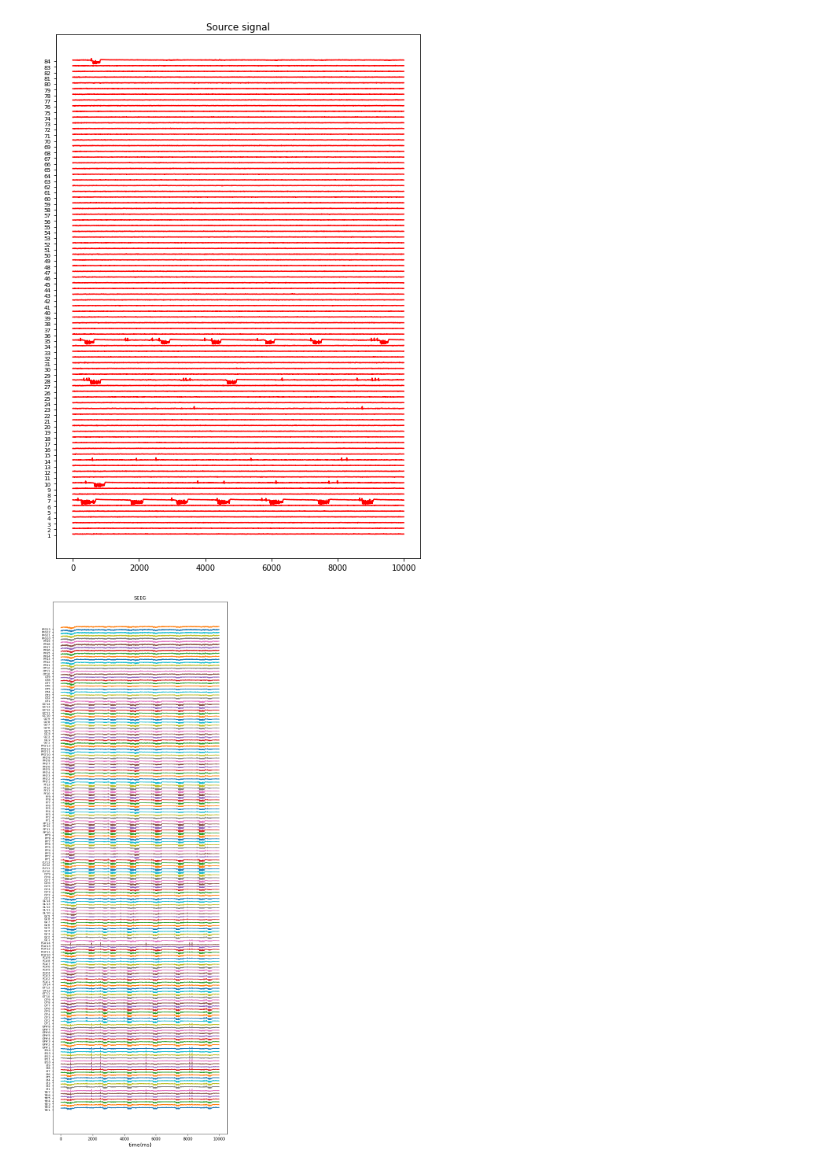
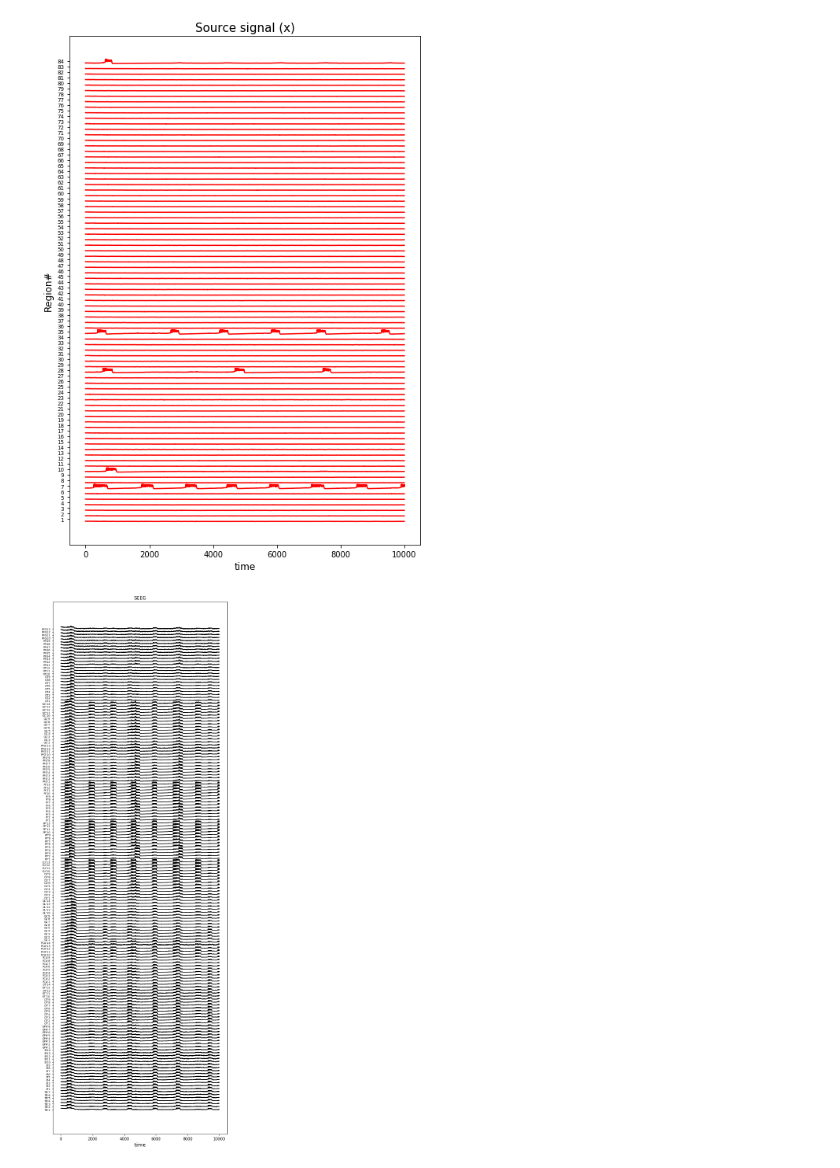
Before and after one commit to dhrunia/infr_szr_prpgtn, a Jupyter notebook: TVB_forward_sim.ipynb, the cells around one changed output. Cells and saved outputs as stored; diff of their text form; code cells hidden in the pictures.

```diff
--- a/TVB_forward_sim.ipynb
+++ b/TVB_forward_sim.ipynb
@@ -26,7 +26,7 @@ def get_equilibrium(model, init):
     return x
 
 rootDir = '/home/anirudhnihalani/vep.stan'
-results_dir = os.path.join(rootDir, 'results/exp7/exp7.1')
+results_dir = os.path.join(rootDir, 'results/exp9')
 ! mkdir -p {results_dir}
 ! mkdir -p {results_dir}/logs
 ! mkdir -p {results_dir}/figures
@@ -38,6 +38,7 @@ con = connectivity.Connectivity.from_file(os.path.join(rootDir,"data/CJ/connecti
 con.speed = np.inf
 # normalize
 con.weights = con.weights/np.max(con.weights)
+con.weights[np.diag_indices(con.weights.shape[0])] = 0
 num_regions = len(con.region_labels)
 con.cortical[:] = True     # To avoid adding analytical gain matrix for subcortical sources
 
@@ -142,11 +143,11 @@ sim = simulator.Simulator(model=epileptors,
 sim.configure()
 
 [(ttavg, tavg)] = sim.run(simulation_length=simLen)
-srcSig = tavg[:,-1,:,0].T
+srcSig = tavg[:,0,:,0]
 #  # Normalize the time series to have nice plots
 # tavgn = (srcSig - np.min(srcSig,1)[:,np.newaxis])/(np.max(srcSig, 1) - np.min(srcSig, 1))[:,np.newaxis]
 # Compute the seeg from the source signals
-seeg = np.dot(gain_mat,srcSig)
+seeg = np.dot(gain_mat,srcSig.T)
 # Save data for data fitting
 savePathTS=os.path.join(results_dir,"syn_tvb_ez=%s_pz=%s.npz"%('-'.join([str(el) for el in ez]),'-'.join([str(el) for el in pz])))
-np.savez(savePathTS,src_sig=srcSig,seeg=seeg,x0=epileptors.x0)
+np.savez(savePathTS, time_steps=ttavg, src_sig=srcSig, seeg=seeg, x0=epileptors.x0)
@@ -153,41 +160,45 @@ np.savez(savePathTS,src_sig=srcSig,seeg=seeg,x0=epileptors.x0)
 # %%
+%matplotlib inline
+import matplotlib.pyplot as plt
 # Plot source time series
 indf = 0
 indt = -1
 
 regf = 0
 regt = num_regions
-pyplt.figure(figsize=(7,10))
-pyplt.plot(ttavg[:], srcSig.T/4 + np.r_[regf:regt], 'r')
-# pyplt.plot(ttavg[:], tavgn.T + np.r_[regf:regt], 'r')
-pyplt.yticks(np.r_[regf:regt], np.r_[regf:regt]+1,fontsize=7.0)
-pyplt.title("Source signal")
-pyplt.tight_layout()
-pyplt.savefig(os.path.join(results_dir,"figures/src_signals.png"))
+plt.figure(figsize=(7,10))
+plt.plot(ttavg, srcSig/4 + np.r_[regf:regt], 'r')
+plt.yticks(np.r_[regf:regt], np.r_[regf:regt]+1,fontsize=7.0)
+plt.title("Source signal (x)",fontsize=15)
+plt.xlabel('time',fontsize=12)
+plt.ylabel('Region#',fontsize=12)
+plt.tight_layout()
+
+plt.savefig(os.path.join(results_dir,"figures/src_signals.png"))
 # %% [output]
-[figure, old version]
+[figure, new version]
 # %%
 seegn = (seeg - np.min(seeg,1)[:,np.newaxis]) / (np.max(seeg,1) - np.min(seeg,1))[:,np.newaxis]
 #  seegn = seegn - np.mean(seegn)
 #  b, a = sig.butter(2, 0.1, btype='highpass', output='ba')
 #  seegf = sig.filtfilt(B, A, seegn)
 #  seegf = np.zeros(seegn.shape)
 #  for i in range(num_contacts):
 #      seegf[:, 0, i, 0] = sig.filtfilt(b, a, seeg[:, 0, i, 0])
 
 
 # Plot the seeg time series
 nChannels = np.shape(gain_mat)[0]
 fd = open('data/CJ/seeg.txt')
 snsrLabels = [line.split(' ')[0] for line in fd]
 fd.close()
 
-pyplt.figure(figsize=(7,20))
-pyplt.plot(ttavg[:], seegn.T + np.r_[0:nChannels])
-pyplt.xlabel('time(ms)',fontsize=13.0)
-pyplt.yticks(np.r_[0:nChannels], snsrLabels, fontsize=7.0)
-pyplt.title("SEEG")
-pyplt.tight_layout()
-pyplt.savefig(os.path.join(results_dir,"figures/seeg.png"))
+plt.figure(figsize=(7,20))
+plt.plot(ttavg[:], seegn.T + np.r_[0:nChannels],'k')
+plt.xlabel('time',fontsize=13.0)
+plt.yticks(np.r_[0:nChannels], snsrLabels, fontsize=7.0)
+plt.title("SEEG")
+plt.tight_layout()
+plt.savefig(os.path.join(results_dir,"figures/seeg.png"))
 # %% [output]
-[figure, old version]
+[figure, new version]
```
Also changed, not shown: parts of 4 cells of this notebook, 7 other files.
